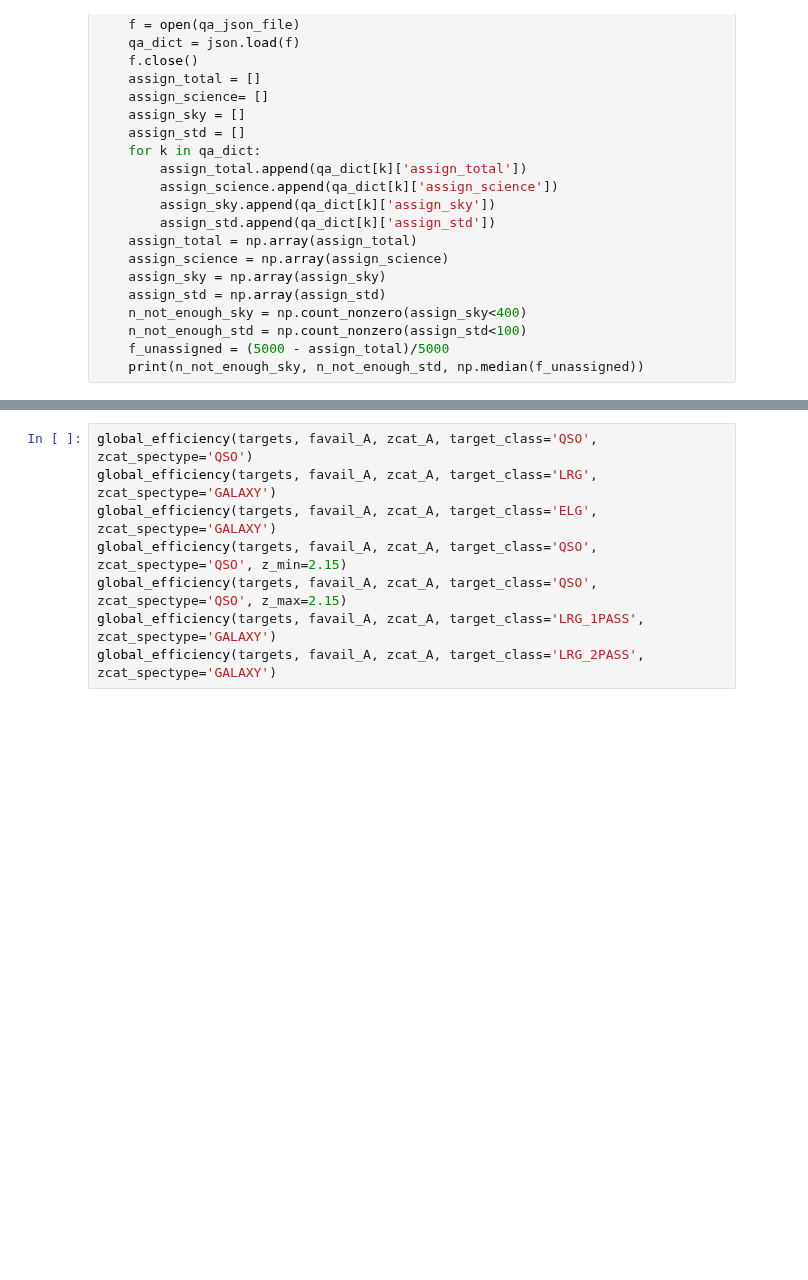
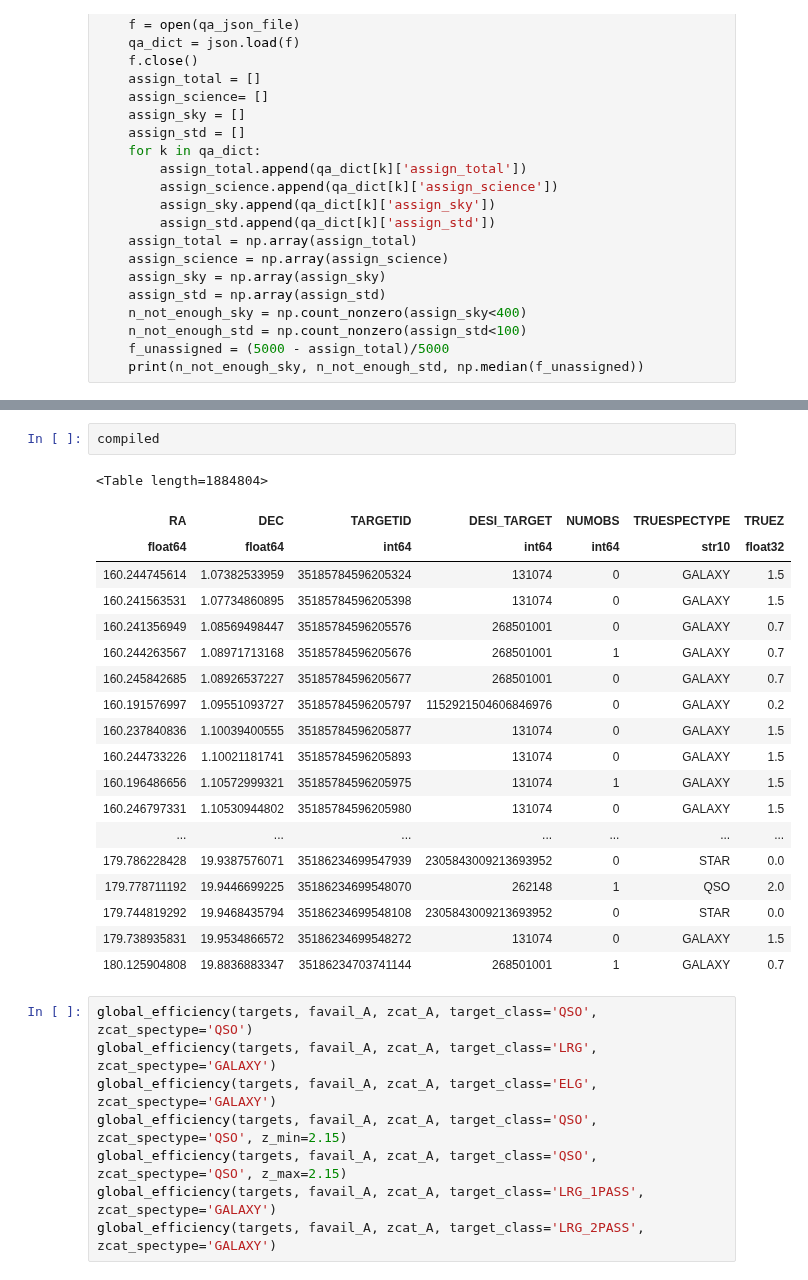
Before and after one commit to HiramHerrera/multipass, a Jupyter notebook: explore.ipynb, the cells around one changed output, grey strips where cells are left out. Saved outputs shown, nothing was run; the diff lists cells and outputs as text; blank space fills up the shorter version.

```diff
--- a/explore.ipynb
+++ b/explore.ipynb
@@ -134,3 +189,25 @@ reading individual fiberassign files
+# %%
+compiled
+# %% [output]
+<Table length=1884804>
+| RA | DEC | TARGETID | DESI_TARGET | NUMOBS | TRUESPECTYPE | TRUEZ |
+| float64 | float64 | int64 | int64 | int64 | str10 | float32 |
+| 160.244745614 | 1.07382533959 | 35185784596205324 | 131074 | 0 | GALAXY | 1.5 |
+| 160.241563531 | 1.07734860895 | 35185784596205398 | 131074 | 0 | GALAXY | 1.5 |
+| 160.241356949 | 1.08569498447 | 35185784596205576 | 268501001 | 0 | GALAXY | 0.7 |
+| 160.244263567 | 1.08971713168 | 35185784596205676 | 268501001 | 1 | GALAXY | 0.7 |
+| 160.245842685 | 1.08926537227 | 35185784596205677 | 268501001 | 0 | GALAXY | 0.7 |
+| 160.191576997 | 1.09551093727 | 35185784596205797 | 1152921504606846976 | 0 | GALAXY | 0.2 |
+| 160.237840836 | 1.10039400555 | 35185784596205877 | 131074 | 0 | GALAXY | 1.5 |
+| 160.244733226 | 1.10021181741 | 35185784596205893 | 131074 | 0 | GALAXY | 1.5 |
+| 160.196486656 | 1.10572999321 | 35185784596205975 | 131074 | 1 | GALAXY | 1.5 |
+| 160.246797331 | 1.10530944802 | 35185784596205980 | 131074 | 0 | GALAXY | 1.5 |
+| ... | ... | ... | ... | ... | ... | ... |
+| 179.786228428 | 19.9387576071 | 35186234699547939 | 2305843009213693952 | 0 | STAR | 0.0 |
+| 179.778711192 | 19.9446699225 | 35186234699548070 | 262148 | 1 | QSO | 2.0 |
+| 179.744819292 | 19.9468435794 | 35186234699548108 | 2305843009213693952 | 0 | STAR | 0.0 |
+| 179.738935831 | 19.9534866572 | 35186234699548272 | 131074 | 0 | GALAXY | 1.5 |
+| 180.125904808 | 19.8836883347 | 35186234703741144 | 268501001 | 1 | GALAXY | 0.7 |
 # %%
 global_efficiency(targets, favail_A, zcat_A, target_class='QSO', zcat_spectype='QSO')
 global_efficiency(targets, favail_A, zcat_A, target_class='LRG', zcat_spectype='GALAXY')
```
Also changed, not shown: parts of 10 cells of this notebook, 1 other file.
